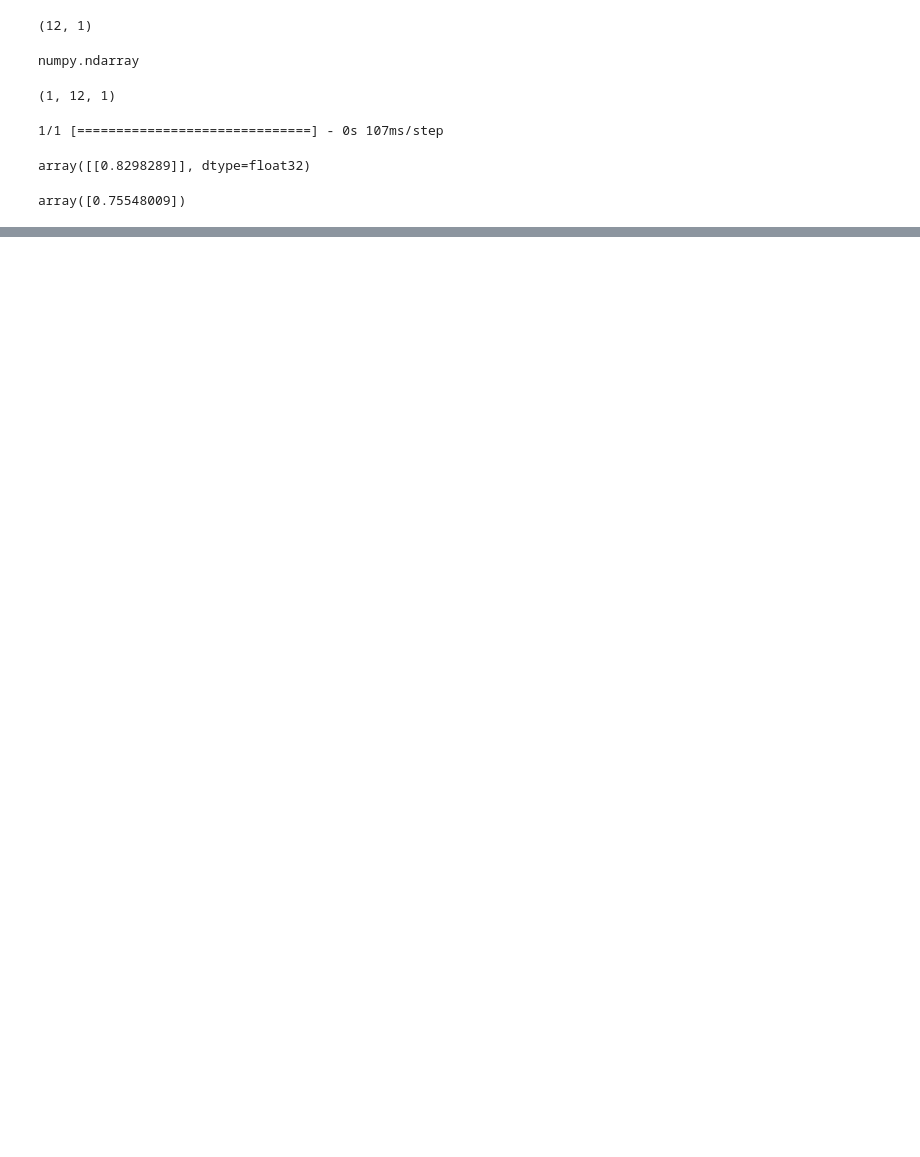
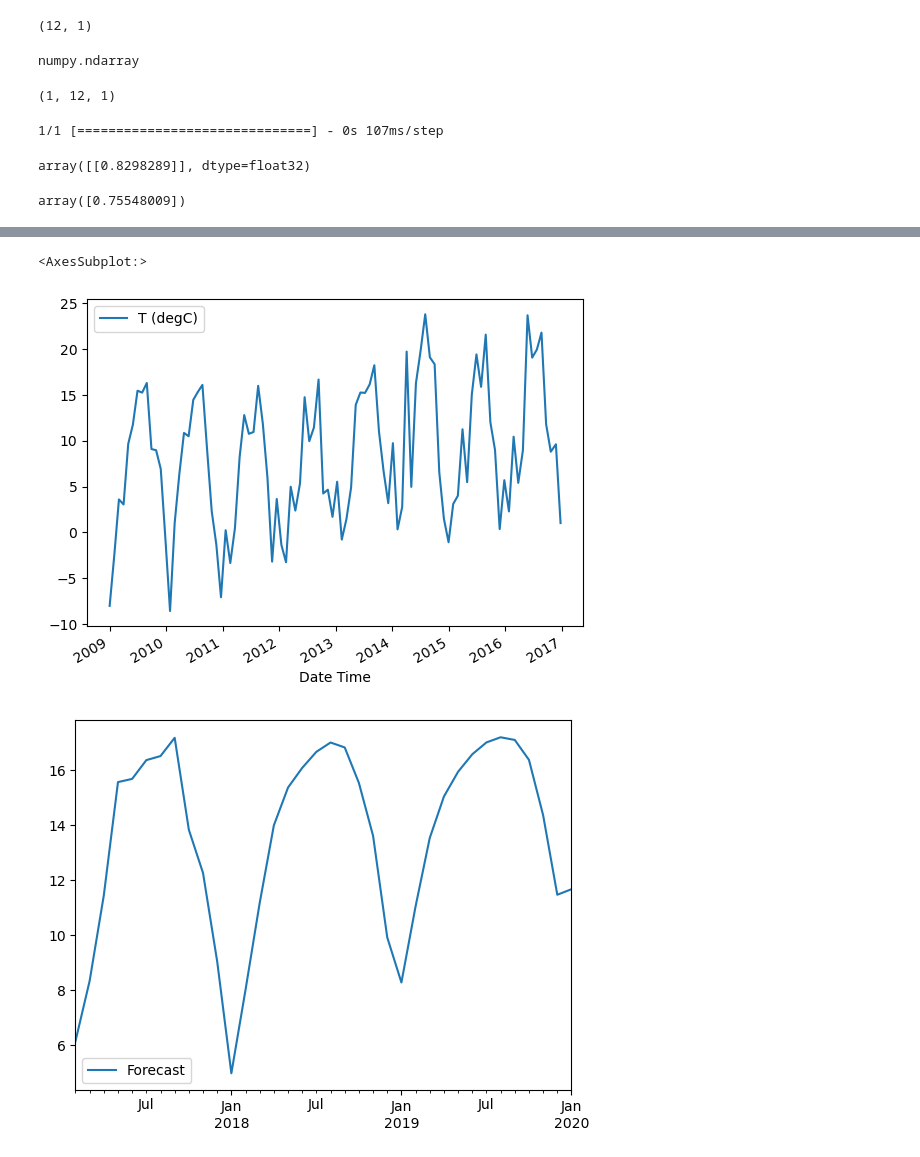
Before and after one commit to HishamHuneidie/practicas-deep-learning, a Jupyter notebook: practicas/06-Forecasting.ipynb, the cells around one changed output, grey strips where cells are left out. Saved outputs shown, nothing was run; the diff lists cells and outputs as text; code cells hidden in the pictures; blank space fills up the shorter version.

```diff
--- a/practicas/06-Forecasting.ipynb
+++ b/practicas/06-Forecasting.ipynb
@@ -306,0 +430,12 @@ IndexError: index 1 is out of bounds for axis 1 with size 1
+# %%
+forecast = []
+# Cantidad de meses deseada
+periodos = 36
+primerBatch = scaled_full_data[-longitud:]
+batchActual = primerBatch.reshape( (1, longitud, nVariables) )
+
+for i in range(periodos):
+
+    predActual = model.predict(batchActual)[0]
+    forecast.append(predActual)
+    batchActual = np.append( batchActual[:,1:,:], [[predActual]], axis=1 )
@@ -306,0 +460,12 @@ IndexError: index 1 is out of bounds for axis 1 with size 1
+# %%
+forecast = scaler.inverse_transform(forecast)
+# %%
+# Crear nuevo indice de tiempos para los datos del forecast
+forecast_index = pd.date_range( start="2017-01-20", periods=periodos, freq="MS" )
+# %%
+forecast_df =pd.DataFrame(
+    data= forecast,
+    index=forecast_index,
+    columns=["Forecast"]
+)
+forecast_df
@@ -306,0 +490,7 @@ IndexError: index 1 is out of bounds for axis 1 with size 1
+# %%
+df.plot()
+forecast_df.plot()
+# %% [output]
+<AxesSubplot:>
+[figure, added]
+[figure, added]
```
Also changed, not shown: parts of 15 cells of this notebook, 1 other file.
